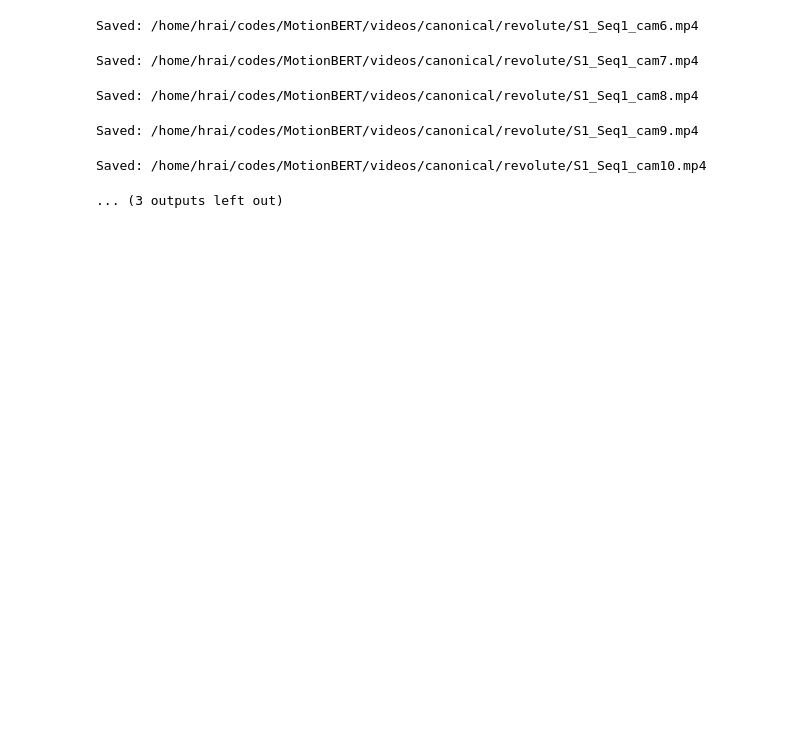
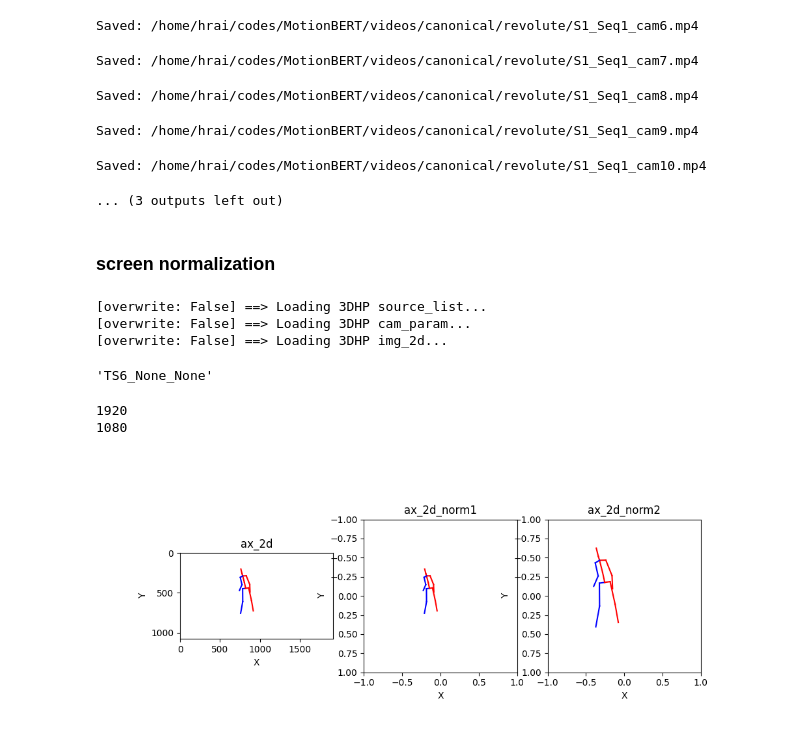
Before and after one commit to hoo223/MotionBERT, a Jupyter notebook: custom_codes/total_process/1_generate_data_type_pkl_for_each_dataset.ipynb, the cells around one changed output. Saved outputs shown, nothing was run; the diff lists cells and outputs as text; code cells hidden in the pictures; blank space fills up the shorter version.

```diff
--- a/custom_codes/total_process/1_generate_data_type_pkl_for_each_dataset.ipynb
+++ b/custom_codes/total_process/1_generate_data_type_pkl_for_each_dataset.ipynb
@@ -412,3 +412,54 @@ Saved: /home/hrai/codes/MotionBERT/videos/canonical/revolute/S1_Seq1_cam8.mp4
 Saved: /home/hrai/codes/MotionBERT/videos/canonical/revolute/S1_Seq1_cam9.mp4
 Saved: /home/hrai/codes/MotionBERT/videos/canonical/revolute/S1_Seq1_cam10.mp4
 ... (3 outputs left out)
+# %% [markdown]
+### screen normalization
+# %%
+data_type_list = ['source_list', 'cam_param',
+                  'img_2d',
+                  ]
+overwrite_list = []
+dataset_name = '3dhp'
+data_aug = default_data_aug.copy()
+data = load_data_dict(dataset_name, data_type_list, overwrite_list, verbose=True, data_aug=data_aug)
+# %% [output]
+[overwrite: False] ==> Loading 3DHP source_list...
+[overwrite: False] ==> Loading 3DHP cam_param...
+[overwrite: False] ==> Loading 3DHP img_2d...
+# %%
+source_list[-1]
+# %% [output]
+'TS6_None_None'
+# %%
+source_list = data['source_list'].copy()
+subject, cam_id, action = split_source_name(source_list[-1], dataset_name)
+
+# camera parameters
+cam_param = data['cam_param'][subject][action][cam_id].copy()
+W, H, intrinsic = cam_param['W'], cam_param['H'], cam_param['intrinsic']
+img_2d = data['img_2d'][subject][action][cam_id].copy()
+img_2d_norm1 = normalize_input(img_2d, W, H, modify_den=True)
+img_2d_norm2 = normalize_input(img_2d, W, H, modify_den=False)
+# %% [output]
+1920
+1080
+# %%
+%matplotlib widget
+# check original train data
+frame_num = -1
+configs = {
+    'ax_2d':      {'type': '2d', 'loc': 131, 'W': W, 'H': H},
+    'ax_2d_norm1': {'type': '2d', 'loc': 132, 'normalize': True},
+    'ax_2d_norm2': {'type': '2d', 'loc': 133, 'normalize': True},
+}
+
+fig, axs = generate_axes(1, configs, fig_title='')
+plot_pose_setting = [
+    ('ax_2d', img_2d,      {'color': '', 'label': ''}),
+    ('ax_2d_norm1', img_2d_norm1, {'color': '', 'label': ''}),
+    ('ax_2d_norm2', img_2d_norm2, {'color': '', 'label': ''}),
+]
+general_plot_func(axs, configs, plot_pose_setting, frame_num)
+plt.show()
+# %% [output]
+[figure, added]
```
Also changed, not shown: 38 other files.
